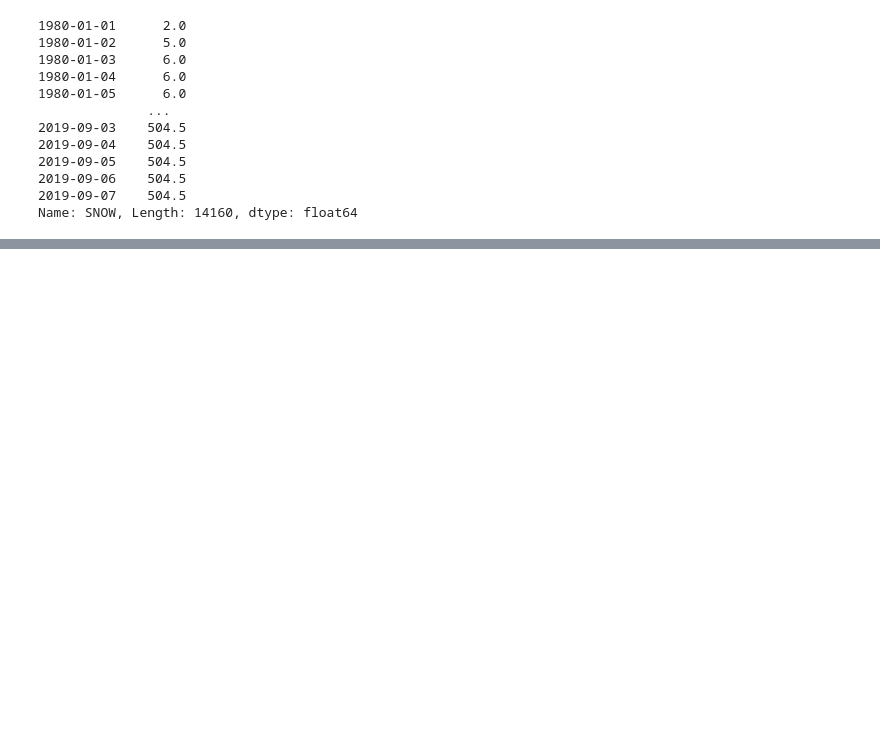
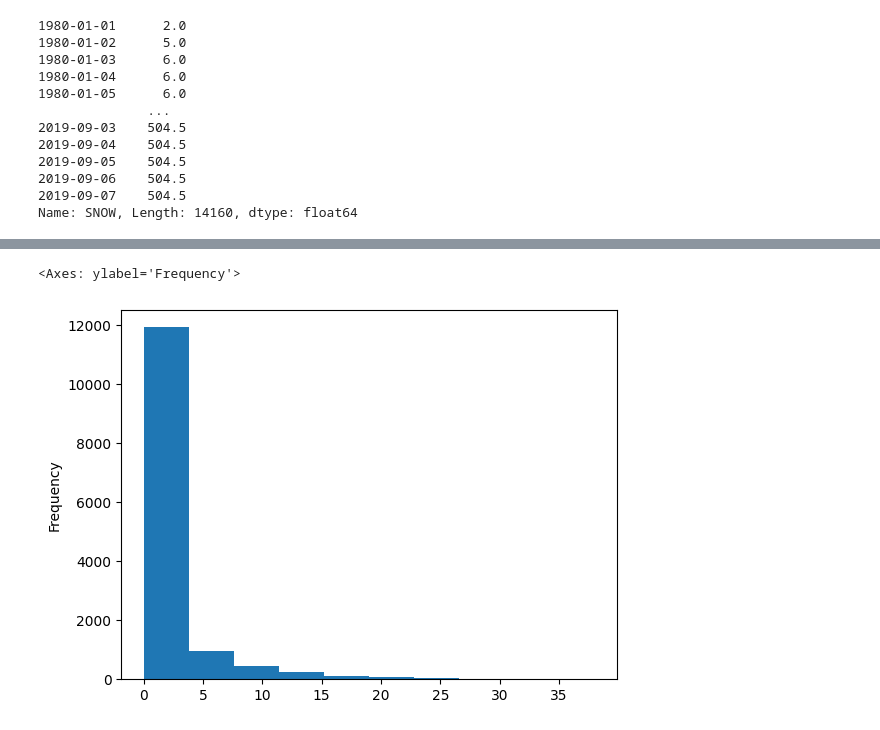
Before and after one commit to adra-dev/effectivepandas, a Jupyter notebook: effectivepandas.ipynb, the cells around one changed output, grey strips where cells are left out. Cells and saved outputs as stored; diff of their text form; code cells hidden in the pictures; blank space fills up the shorter version.

```diff
--- a/effectivepandas.ipynb
+++ b/effectivepandas.ipynb
@@ -2864,0 +3019,9 @@ Name: SNOW, Length: 14160, dtype: float64
+# %%
+url = 'https://github.com/mattharrison/datasets'+\
+'/raw/master/data/alta-noaa-1980-2019.csv'
+alta_df =  pd.read_csv(url)
+dates = pd.to_datetime(alta_df.DATE)
+snow = (alta_df
+    .SNOW
+    .rename(dates)
+)
@@ -2864,0 +3043,5 @@ Name: SNOW, Length: 14160, dtype: float64
+# %%
+snow.plot.hist()
+# %% [output]
+<Axes: ylabel='Frequency'>
+[figure, added]
```
Also changed, not shown: parts of 72 cells of this notebook.
